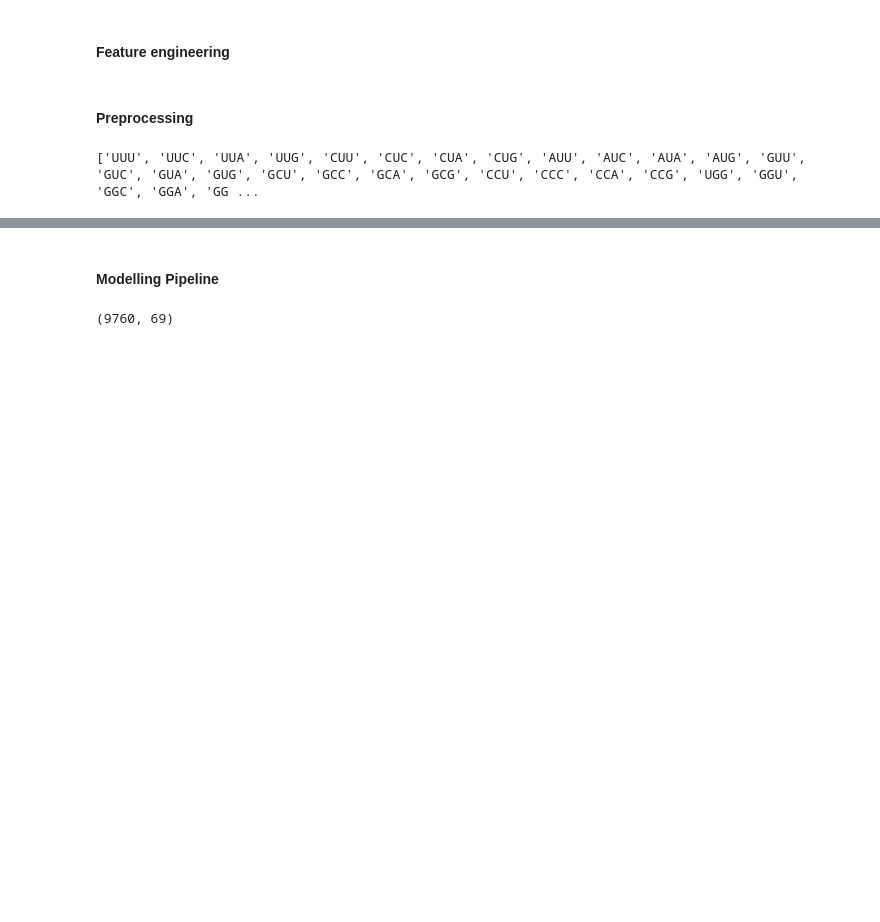
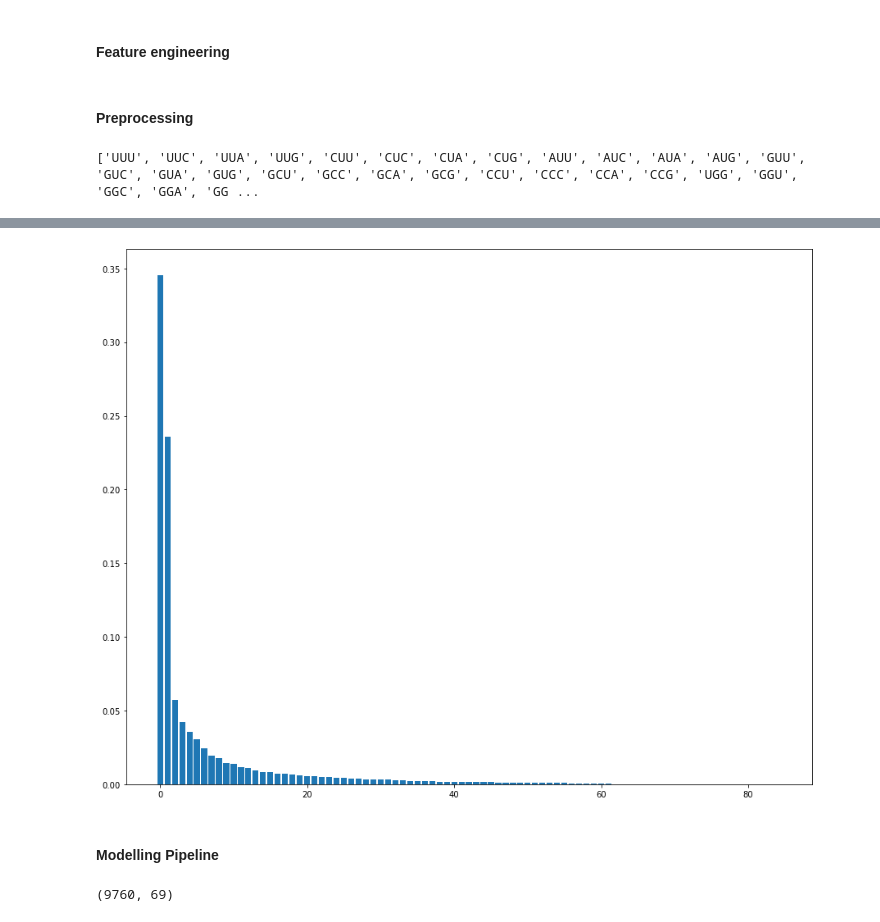
Before and after one commit to bernpb/Codon_Frequency_Classification, a Jupyter notebook: Random_Forest_Model.ipynb, the cells around one changed output, grey strips where cells are left out. Saved outputs shown, nothing was run; the diff lists cells and outputs as text; code cells hidden in the pictures; blank space fills up the shorter version.

```diff
--- a/Random_Forest_Model.ipynb
+++ b/Random_Forest_Model.ipynb
@@ -145,3 +150,16 @@ num_transform = Pipeline([('scaler', RobustScaler())])
 
 preprocessing = ColumnTransformer([('cat', cat_transform, categorical_cols),
                                   ('num', num_transform, numeric_cols)])
+# %%
+# Principal component analysis
+
+# Fit transform with the AA_transformer
+df_AA = engineering.fit_transform(X_train)
+
+# Instantiate the PCA
+components = 85
+pca = PCA(n_components = components)
+
+# Fit transform df_AA with the pca instance
+df_PCA = pca.fit_transform(df_AA[numeric_cols])
+pca.explained_variance_ratio_
@@ -147,0 +184,10 @@ preprocessing = ColumnTransformer([('cat', cat_transform, categorical_cols),
+# %%
+# Plot the explained variance ratio of each component to determine the optimal number of components
+
+plt.figure(figsize = (15,12))
+plt.bar(x = [i for i in range(components)],
+       height = pca.explained_variance_ratio_)
+
+plt.show()
+# %% [output]
+[figure, added]
```
Also changed, not shown: parts of 9 cells of this notebook.
